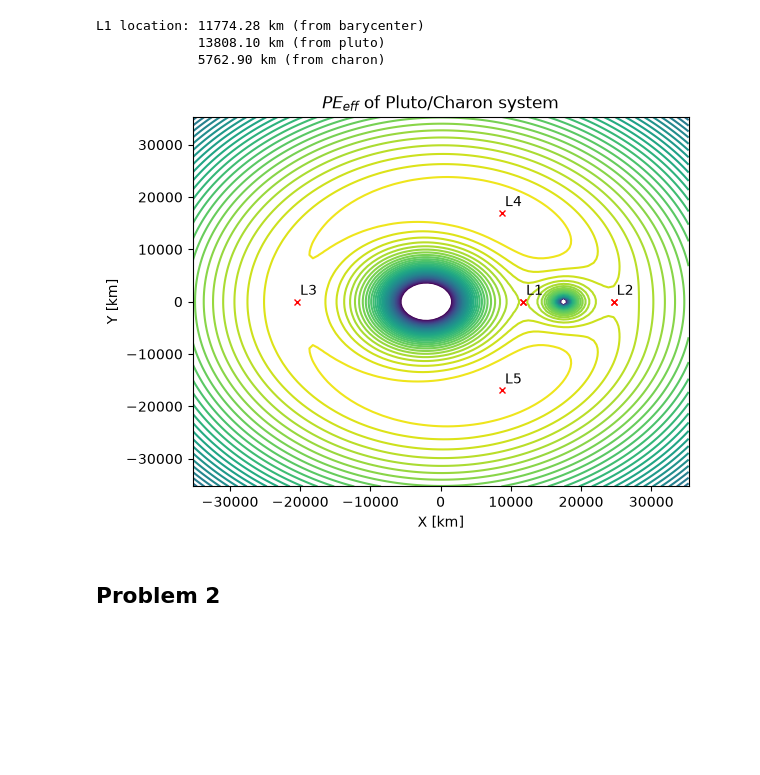
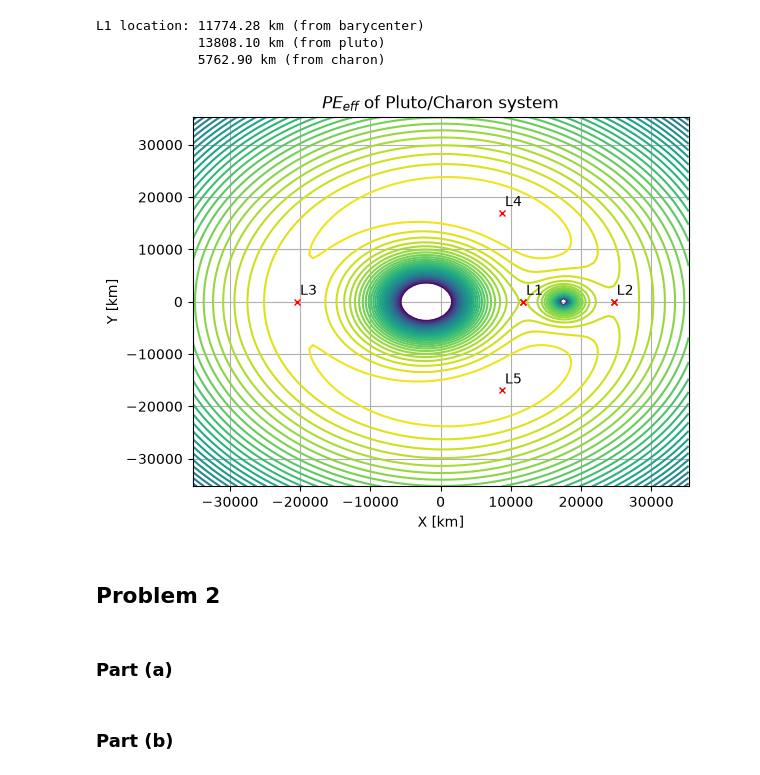
Before and after one commit to Cesium-Lab/stanford, a Jupyter notebook: aa279b/hw1.ipynb, the cells around one changed output. Cells and saved outputs as stored; diff of their text form; code cells hidden in the pictures; blank space fills up the shorter version.

```diff
--- a/aa279b/hw1.ipynb
+++ b/aa279b/hw1.ipynb
@@ -50,7 +48,7 @@ Inside pluto? (1184.00km): False
 # %% [markdown]
 ### Part (c)
 # %%
-w_s = np.sqrt( (MU_PLUTO + MU_CHARON) / r_PLUTO_CHARON**3)
+w_pluto_charon = np.sqrt( (MU_PLUTO + MU_CHARON) / r_PLUTO_CHARON**3)
 # %%
 # No direction, just values
 
@@ -61,7 +59,7 @@ def a_charon(x):
     return MU_CHARON / (x - r_bc_charon)**2
 
 def a_cent(x):
-    return w_s**2*x
+    return w_pluto_charon**2*x
 # %%
 # Lowkey using arbitrary bounds
 
@@ -92,45 +90,52 @@ r_L3 = root_scalar(
 x_L4_L5 = (r_PLUTO_CHARON - r_bc_pluto) / 2
 y_L4_L5 = r_PLUTO_CHARON * np.sqrt(3) / 2
 # %%
-def pe_eff(x, y):
-    r_to_pluto = np.sqrt( (x + r_bc_pluto)**2 + y**2)
-    r_to_charon = np.sqrt( (x - r_bc_charon)**2 + y**2)
+def pe_eff(x, y, mu1, mu2, w):
+    assert mu1 > mu2
+    r_1 = np.sqrt( (x + r_bc_pluto)**2 + y**2)
+    r_2 = np.sqrt( (x - r_bc_charon)**2 + y**2)
 
-    return -MU_PLUTO/r_to_pluto -MU_CHARON/r_to_charon - w_s**2 / 2 * (x**2 + y**2)
+    return -mu1/r_1 -mu2/r_2 - w**2 / 2 * (x**2 + y**2)
+
+def ke_eff(v):
+    return 1/2 * (v[0]**2 + v[1]**2 + v[2]**2)
 # %%
 scale = 3
 x = np.linspace(-r_L1*scale, r_L1*scale, 100)
 y = np.linspace(-r_L1*scale, r_L1*scale, 100)
 
 X, Y = np.meshgrid(x, y)
-Z = pe_eff(X, Y)
+Z = pe_eff(X, Y, MU_PLUTO, MU_CHARON, w_pluto_charon)
 
-levels = np.linspace(2*pe_eff(r_bc_charon*0.9,0), np.max(Z), 40)
+levels = np.linspace(2*pe_eff(r_bc_charon*0.9,0, MU_PLUTO, MU_CHARON, w_pluto_charon), np.max(Z), 40)
 
 plt.contour(X, Y, Z, levels)
 plt.plot(r_L1, 0, "rx", markersize=5)
 plt.plot(r_L2, 0, "rx", markersize=5)
 
 
 xs = [r_L1, r_L2, r_L3]
 labels = ["L1", "L2", "L3"]
 for l_point, label in zip(xs, labels):
     plt.plot(l_point, 0, "rx", markersize=5)
     plt.annotate(label, xy=(l_point,0),
                  textcoords="offset points", xytext=(2,5))
 
 plt.plot(x_L4_L5, y_L4_L5, "rx", markersize=5)
 plt.plot(x_L4_L5, -y_L4_L5, "rx", markersize=5)
 plt.annotate("L4", xy=(x_L4_L5, y_L4_L5),
                  textcoords="offset points", xytext=(2,5))
 plt.annotate("L5", xy=(x_L4_L5, -y_L4_L5),
                  textcoords="offset points", xytext=(2,5))
 
 plt.title(r"$PE_{eff}$ of Pluto/Charon system")
 plt.xlabel("X [km]")
 plt.ylabel("Y [km]")
+plt.grid(True)
 plt.show()
 # %% [output]
-[figure, old version]
+[figure, new version]
 # %% [markdown]
 ## Problem 2
+# %% [markdown]
+### Part (a)
@@ -136,0 +170,2 @@ plt.show()
+# %% [markdown]
+### Part (b)
```
Also changed, not shown: parts of 25 cells of this notebook.
